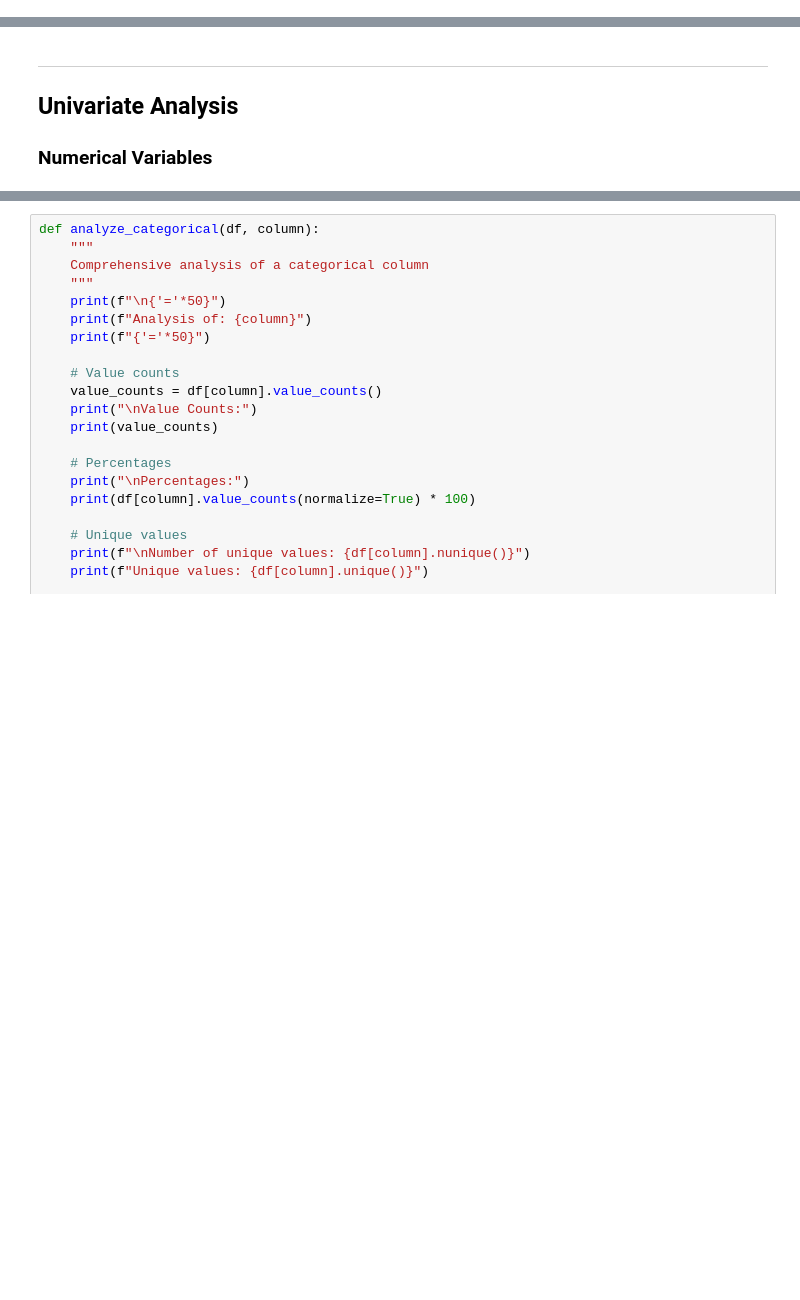
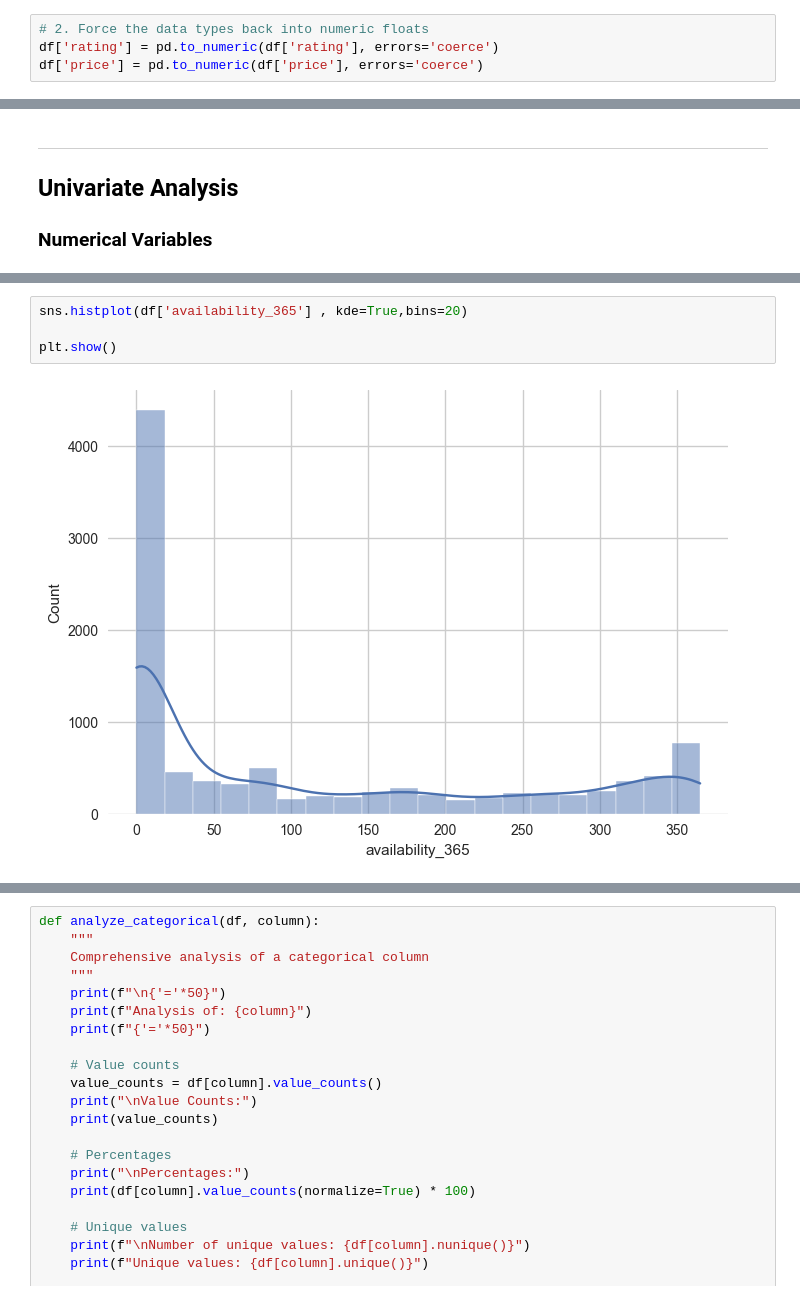
Before and after one commit to ariyan378/Data-Analytics-Ml, a Jupyter notebook: Airbnb-Exploratory-Data-Analysis.ipynb, the cells around one changed output, grey strips where cells are left out. Drawn from its saved outputs; the diff is of its cells as text; blank space fills up the shorter version.

Commit message:
Univariate Analysis _ Numerical Variable Done

```diff
--- a/Airbnb-Exploratory-Data-Analysis.ipynb
+++ b/Airbnb-Exploratory-Data-Analysis.ipynb
@@ -92,3 +119,7 @@ Name: last_review, Length: 9996, dtype: datetime64[ns]
+# %%
+# 2. Force the data types back into numeric floats
+df['rating'] = pd.to_numeric(df['rating'], errors='coerce')
+df['price'] = pd.to_numeric(df['price'], errors='coerce')
 # %% [markdown]
 ### Basic Information
 # %%
@@ -327,0 +309,6 @@ KeyError: 'age'
+# %%
+sns.histplot(df['availability_365'] , kde=True,bins=20)
+
+plt.show()
+# %% [output]
+[figure, added]
```
Also changed, not shown: parts of 23 cells of this notebook.
